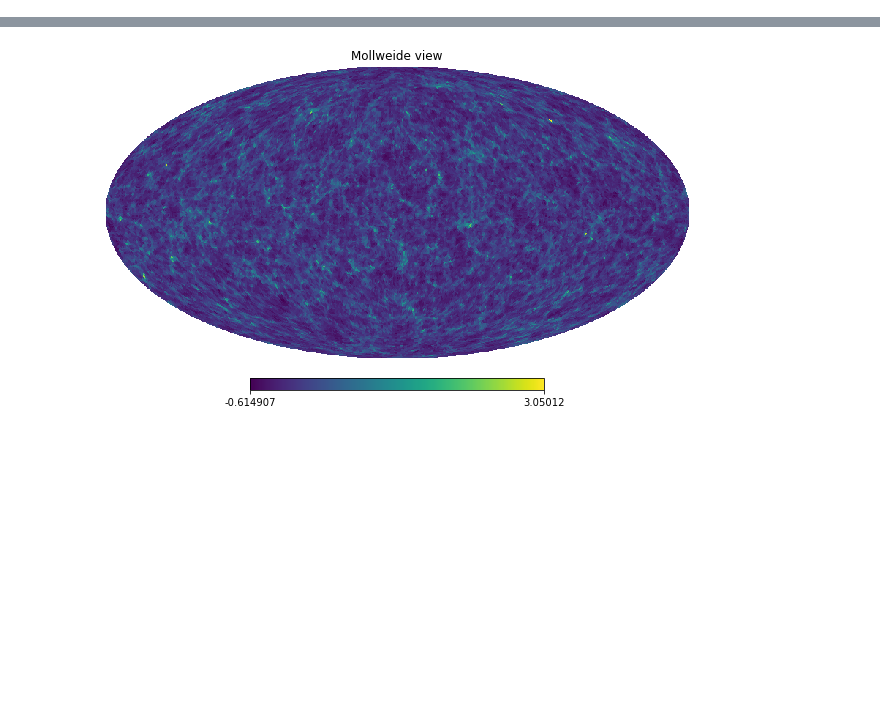
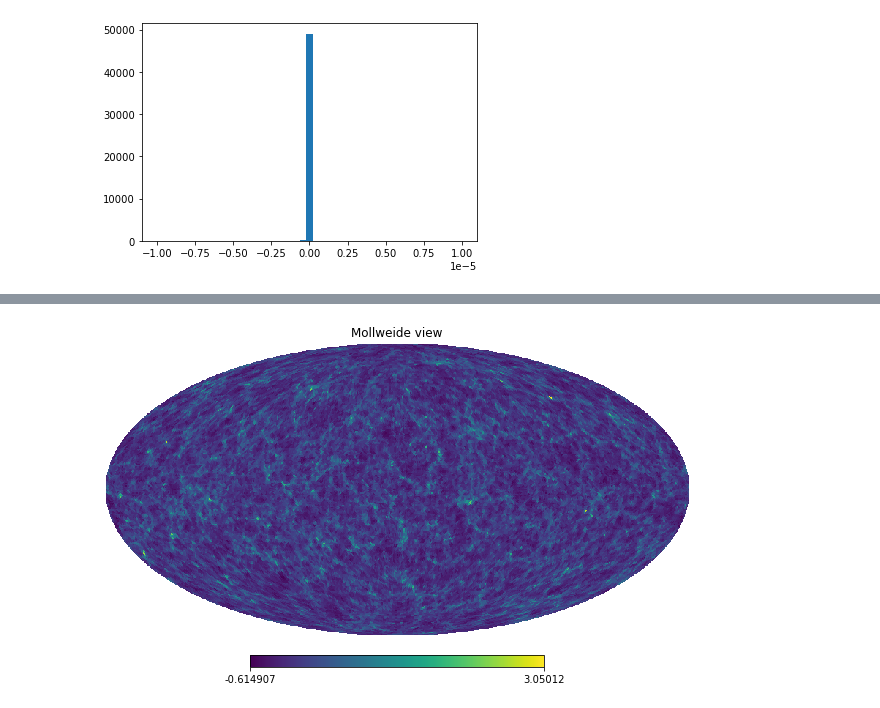
Before and after one commit to wurdahl/kSZ-Velocity-Recon-ML, a Jupyter notebook: GenerativeModel-AddCMB.ipynb, the cells around one changed output, grey strips where cells are left out. Saved outputs shown, nothing was run; the diff lists cells and outputs as text; code cells hidden in the pictures; blank space fills up the shorter version.

```diff
--- a/GenerativeModel-AddCMB.ipynb
+++ b/GenerativeModel-AddCMB.ipynb
@@ -33,0 +47,5 @@ import os
+# %%
+#192 particles,
+plt.hist(kSZMap3, bins=np.linspace(-10**-5,10**-5));
+# %% [output]
+[figure, added]
```
Also changed, not shown: parts of 13 cells of this notebook, 7 other files.
